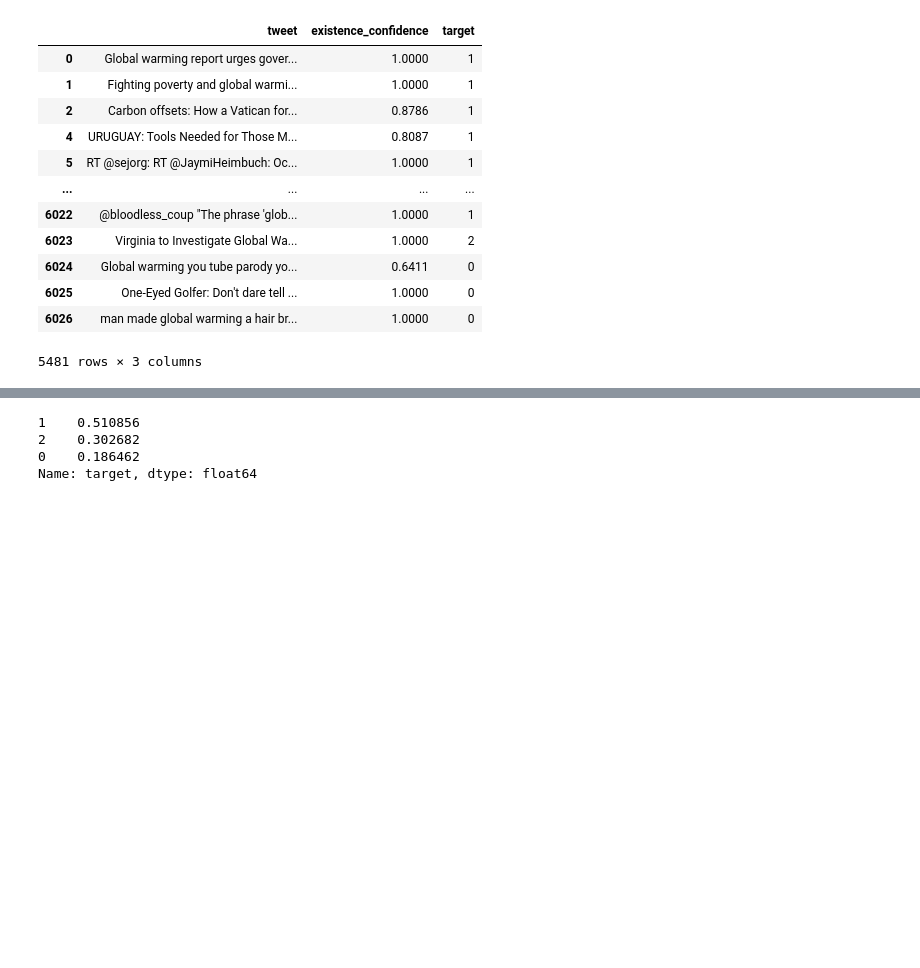
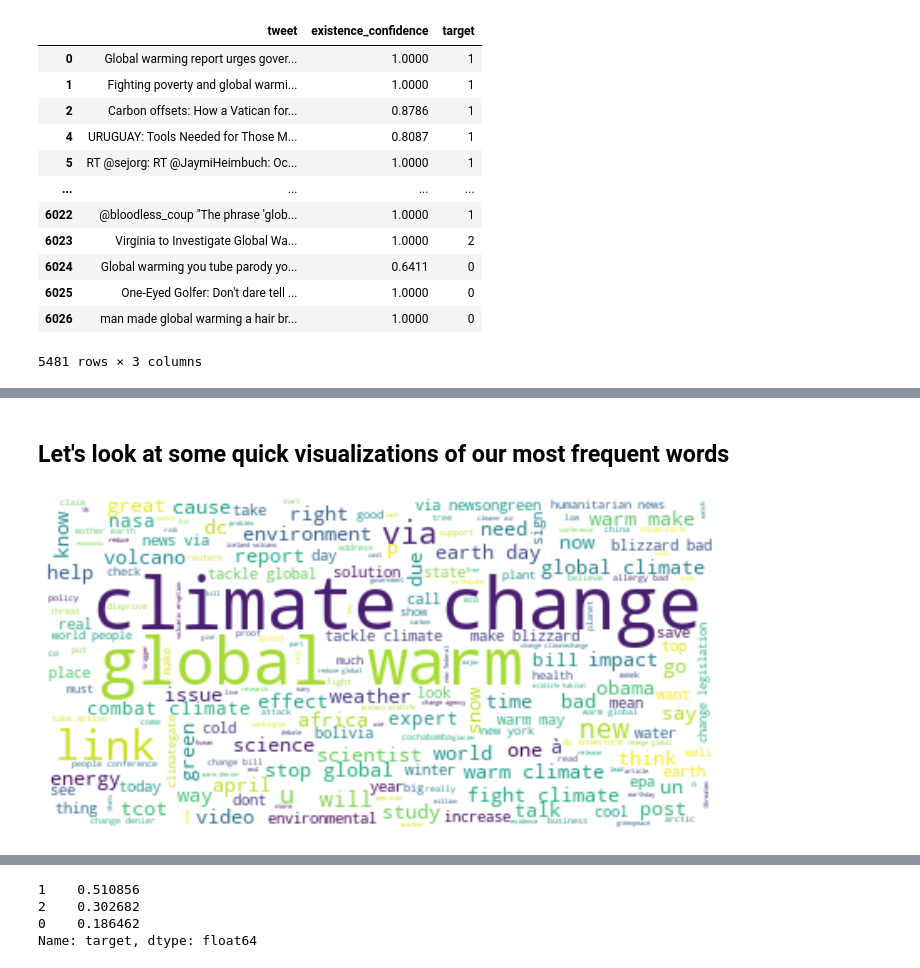
Before and after one commit to pleasecallmejax/NLP-Sentiment-Classification, a Jupyter notebook: Preliminary EDA Notebook.ipynb, the cells around one changed output, grey strips where cells are left out. Saved outputs shown, nothing was run; the diff lists cells and outputs as text; code cells hidden in the pictures; blank space fills up the shorter version.

```diff
--- a/Preliminary EDA Notebook.ipynb
+++ b/Preliminary EDA Notebook.ipynb
@@ -221,0 +226,16 @@ sample = pd.DataFrame(pdt_items['A']+','+pdt_items['B']+','+pdt_items['C'].astyp
+# %%
+#Function to initialize the word tags for lemmatizing
+def get_wordnet_pos(word):
+    tag = nltk.pos_tag([word])[0][1][0].upper()
+    tag_dict = {"J": wordnet.ADJ,
+                "N": wordnet.NOUN,
+                "V": wordnet.VERB,
+                "R": wordnet.ADV}
+    return tag_dict.get(tag, wordnet.NOUN)
+
+#Tokenizing and lemmatizing
+def lema(tweet):
+    lem = WordNetLemmatizer()
+    tt = TweetTokenizer(strip_handles=True)
+    lem_tweet = [lem.lemmatize(w, get_wordnet_pos(w)) for w in tt.tokenize(tweet)]
+    return lem_tweet
@@ -221,0 +244,4 @@ sample = pd.DataFrame(pdt_items['A']+','+pdt_items['B']+','+pdt_items['C'].astyp
+# %%
+unique_df['clean_tweets'] = [clean_tweet(i) for i in unique_df['tweet']]
+unique_df['lemmed_tweets'] = [lema(i) for i in unique_df['clean_tweets']]
+unique_df
@@ -221,0 +264,3 @@ sample = pd.DataFrame(pdt_items['A']+','+pdt_items['B']+','+pdt_items['C'].astyp
+# %%
+unique_df.drop(columns=['clean_tweets','tweet'], axis=1, inplace=True)
+unique_df
@@ -221,0 +281,6 @@ sample = pd.DataFrame(pdt_items['A']+','+pdt_items['B']+','+pdt_items['C'].astyp
+# %% [markdown]
+## Let's look at some quick visualizations of our most frequent words
+# %%
+data_pos = unique_df['lemmed_tweets'].loc[unique_df['target'] == 1]
+data_na = unique_df['lemmed_tweets'].loc[unique_df['target'] == 2]
+data_neg = unique_df['lemmed_tweets'].loc[unique_df['target'] == 0]
@@ -221,0 +293,11 @@ sample = pd.DataFrame(pdt_items['A']+','+pdt_items['B']+','+pdt_items['C'].astyp
+# %%
+wc = WordCloud(background_color='white', max_words=200)
+# generate the word cloud
+wc.generate(believer)
+
+plt.figure(figsize=(12,10))
+plt.imshow(wc, interpolation='bilinear')
+plt.axis('off')
+plt.show()
+# %% [output]
+[figure, added]
```
Also changed, not shown: parts of 33 cells of this notebook.
